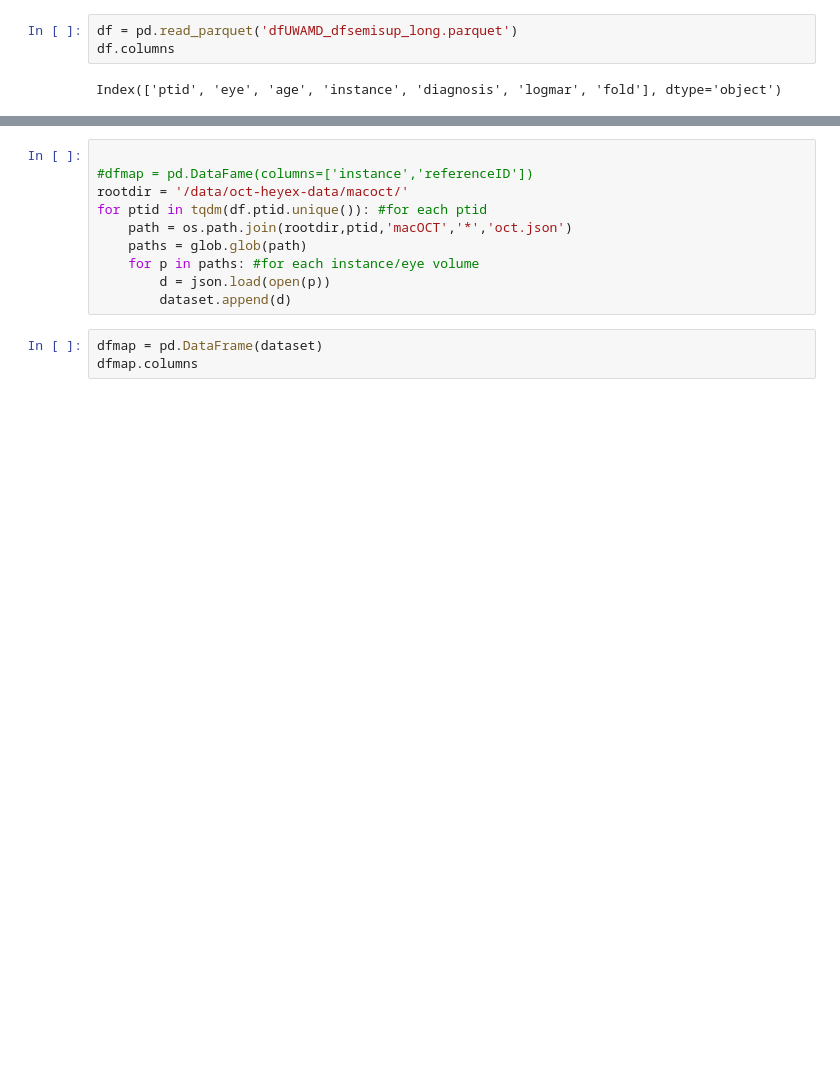
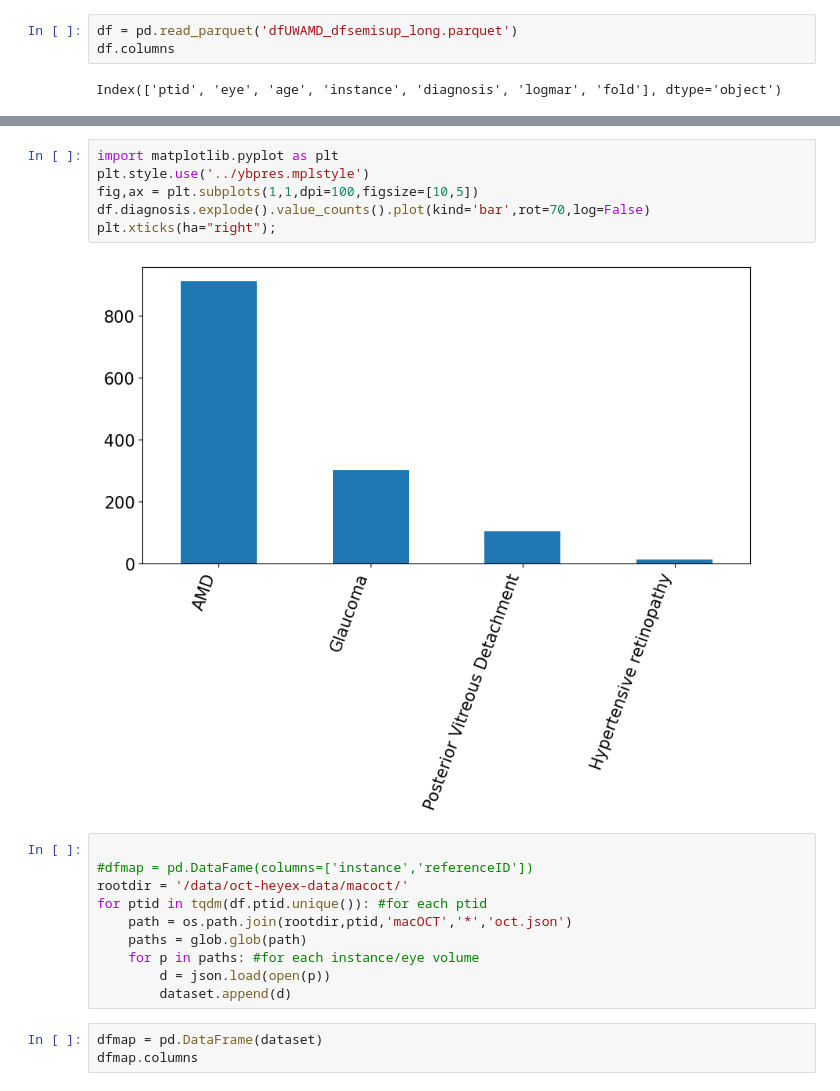
Before and after one commit to uw-biomedical-ml/detectron2-rpd-yb, a Jupyter notebook: datasets/UWdata.ipynb, the cells around one changed output, grey strips where cells are left out. Cells and saved outputs as stored; diff of their text form; blank space fills up the shorter version.

```diff
--- a/datasets/UWdata.ipynb
+++ b/datasets/UWdata.ipynb
@@ -89,3 +113,11 @@ df
+# %%
+import matplotlib.pyplot as plt
+plt.style.use('../ybpres.mplstyle')
+fig,ax = plt.subplots(1,1,dpi=100,figsize=[10,5])
+df.diagnosis.explode().value_counts().plot(kind='bar',rot=70,log=False)
+plt.xticks(ha="right");
+# %% [output]
+[figure, added]
 # %%
 
 #dfmap = pd.DataFame(columns=['instance','referenceID'])
```
Also changed, not shown: parts of 6 cells of this notebook, 2 other files.
